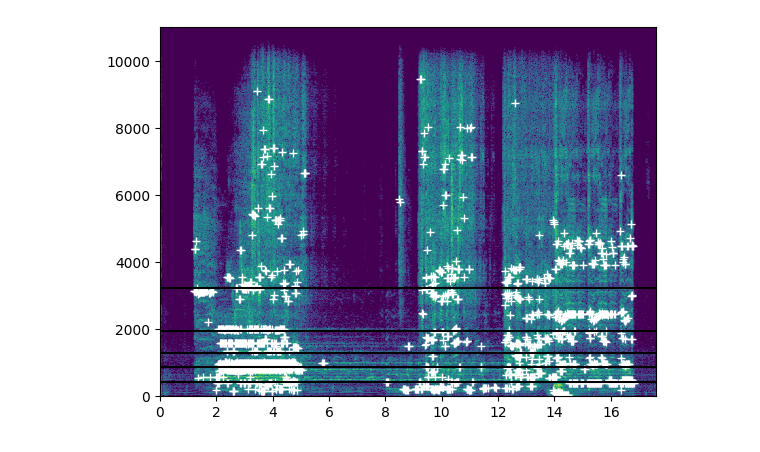
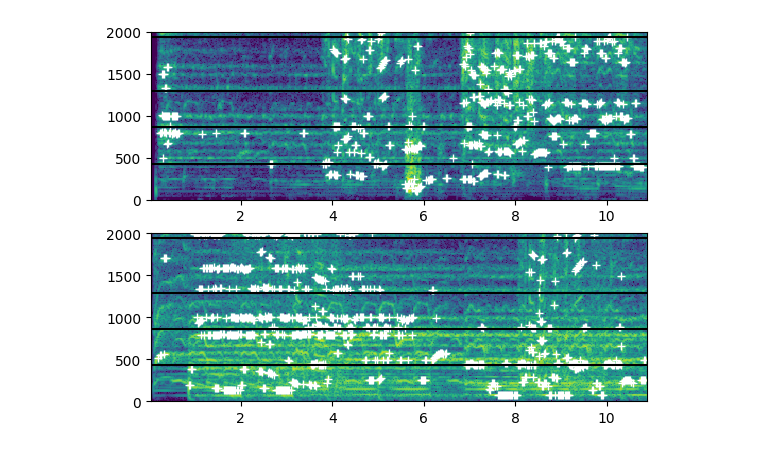
Before and after one commit to dqbd/music-matching, a Jupyter notebook: research/shazam.ipynb, the cells around one changed output. Saved outputs shown, nothing was run; the diff lists cells and outputs as text; code cells hidden in the pictures.

```diff
--- a/research/shazam.ipynb
+++ b/research/shazam.ipynb
@@ -9,18 +10,32 @@ import json
+# %%
+from src.worker.draw import draw_filtered
+from src.worker.shazam_fingerprint import get_hashes_from_peaks
+
+recording, sr = librosa.load(
+    "/Users/duongtat/Work/_skola/VMM/tmp/7d3119ed1bb6bc9e65b3ed000.wav")
+music, sr = librosa.load(
+    "/Users/duongtat/Work/_skola/VMM/dataset/REEBOKS OR THE NIKES [fbHxkNa7lhQ].wav")
 # %%
 LIMITS = np.array([40, 80, 120, 180, 300, np.inf])
+AVG_WINDOW = 150
 
 
-def get_peak_frequencies(y, sr=22_050, n_fft=2_048):
+def get_peak_frequencies(y, sr=22_050, n_fft=2_048, hop_length=2_048//4):
     """
     Extract peak frequencies for each FFT frame
     """
-    S = np.abs(librosa.stft(y, n_fft=n_fft))
+    S = np.abs(librosa.stft(y, n_fft=n_fft, hop_length=hop_length))
 
     all_frames = np.arange(S.shape[1])
     all_bins = np.arange(S.shape[0])
 
     frequencies = librosa.fft_frequencies(sr=sr, n_fft=n_fft)
-    times = librosa.frames_to_time(all_frames)
+    times = librosa.frames_to_time(
+        all_frames,
+        sr=sr,
+        hop_length=hop_length,
+        n_fft=n_fft
+    )
 
     bands = np.array([np.argmax(LIMITS >= freq) for freq in all_bins])
 
@@ -32,68 +47,44 @@ def get_peak_frequencies(y, sr=22_050, n_fft=2_048):
 
         slice = S[start_row:end_row]
 
-        # TODO: consider using moving window average instead
-        # TODO: compute the mean only for single frame instead of song for comparison
-
         # Computing threshold by picking loudest freq in freq slice
         # and averaging their amplitudes (multiplied by a constant)
         amplitude_threshold = np.mean(np.max(slice, axis=0))
+
+        # TODO: consider using moving window average instead
+        # TODO: compute the mean only for single frame instead of song for comparison
+        amplitude_threshold_range = np.convolve(
+            np.max(slice, axis=0),
+            np.ones(AVG_WINDOW) / AVG_WINDOW,
+            mode="same"
+        )
 
         # Max frequency bin index of a slice for each FFT frame
         # Not filtered by mean yet
         max_freq_bin = start_row + np.argmax(slice, axis=0)
 
         # Pick only frequencies, if their amplitude is higher than
         # the mean amplitude of the entire band captured from the whole song
         mask = S[max_freq_bin, all_frames] >= amplitude_threshold
         S_out[max_freq_bin[mask], all_frames[mask]] = True
 
     result = np.apply_along_axis(
         lambda key: np.array(
             [frequencies[key[0]], times[key[1]]]
         ),
         1,
         np.argwhere(S_out > 0)
     )
 
     result = result[result[:, 0].argsort()]
     result = result[result[:, 1].argsort(kind="mergesort")]
 
     return result
 
 
-def get_hashes_from_peaks(peaks, window_size=5):
-    """
-    Constructs a sliding window to create a cluster of frequency peaks
-    Resulting tuple / hash will have more entropy, thus reducing the computation cost
-    """
-    flat = np.apply_along_axis(
-        lambda key: {"freq": key[0], "time": key[1]}, 1, peaks)
+fix, axs = plt.subplots(2, 1)
 
-    hashes = []
-    for window in np.lib.stride_tricks.sliding_window_view(flat, window_size):
-        time = window[0]["time"]
-        hash = ",".join([str(int(item["freq"])) for item in window])
-
-        hashes.append({"time": time, "hash": hash})
-
-    return hashes
-
-# Figure out matches
-# 1) Create a fingerprint from recording
-# 2) Find the intersection of 2 fingerprints based on their hashes
-# 3) Gather all deltas (distance between needle and search), count how many deltas are matching => sort by number of matching deltas
-def compare_fingerprints(music_hashes, record_hashes):
-    # Construct dict from music hashes
-    db = defaultdict(list)
-
-    for music in music_hashes:
-        db[music["hash"]].append(music["time"])
-
-    durations = defaultdict(int)
-    for record in record_hashes:
-        for music_time in db[record["hash"]]:
-            delta = abs(music_time - record["time"])
-            durations[str(delta)] += 1
-
-    return sorted(durations.values())[-1]
+draw_filtered(recording, get_peak_frequencies, limits=LIMITS, fig=axs[0])
+draw_filtered(music[:recording.shape[-1]], get_peak_frequencies, limits=LIMITS, fig=axs[1])
+# %% [output]
+[figure, added]
@@ -126,4 +90,0 @@ music, sr = librosa.load("/Users/duongtat/Work/_skola/VMM/dataset/REEBOKS OR THE
-# %%
-draw_filtered(recording)
-# %% [output]
-[figure, removed]
```
Also changed, not shown: parts of 5 cells of this notebook, 22 other files.
